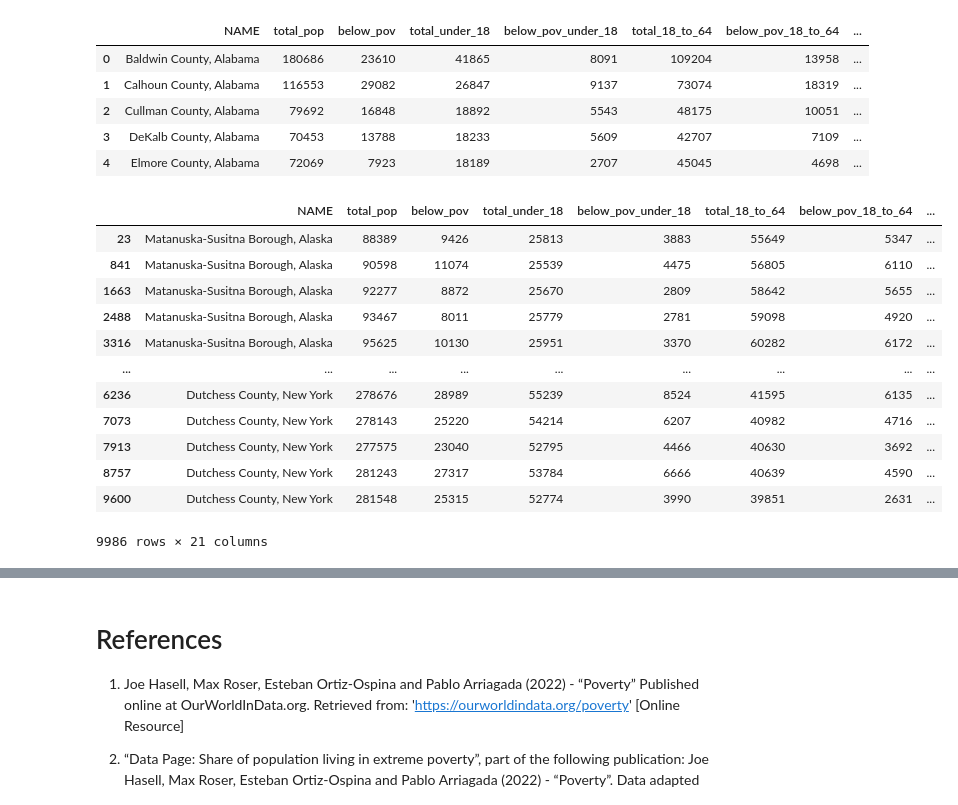
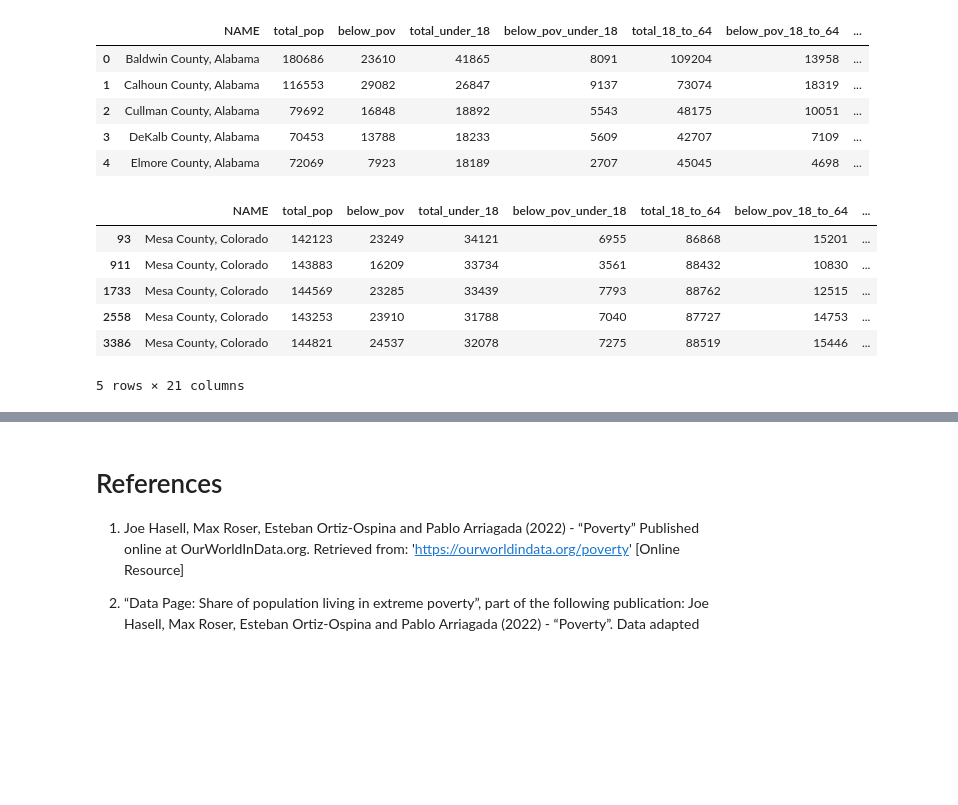
Before and after one commit to jacobshaw42/ds590_data_viz_project, a Jupyter notebook: js_first_nb.ipynb, the cells around one changed output, grey strips where cells are left out. Cells and saved outputs as stored; diff of their text form; code cells hidden in the pictures; blank space fills up the shorter version.

```diff
--- a/js_first_nb.ipynb
+++ b/js_first_nb.ipynb
@@ -142,29 +146,23 @@ df.head()
 # %%
 df_yoy = pd.DataFrame()
 
 for name in set(df["NAME"].to_list()):
     # creating copy to fully separate dataframes
     dt = df[df["NAME"] == name].copy()
     # this works because we loaded and added data to the dataset
     # in order of oldest to newest
     dt["total_pop_yoy"] = dt["total_pop"].pct_change(periods=1)
     dt["total_pov_ratio_yoy"] = dt["total_pov_ratio"].pct_change(periods=1)
     df_yoy = pd.concat([df_yoy, dt])
-df_yoy
+df_yoy.head()
 # %% [output]
 |  | NAME | total_pop | below_pov | total_under_18 | below_pov_under_18 | total_18_to_64 | below_pov_18_to_64 | ... |
-| 23 | Matanuska-Susitna Borough, Alaska | 88389 | 9426 | 25813 | 3883 | 55649 | 5347 | ... |
-| 841 | Matanuska-Susitna Borough, Alaska | 90598 | 11074 | 25539 | 4475 | 56805 | 6110 | ... |
-| 1663 | Matanuska-Susitna Borough, Alaska | 92277 | 8872 | 25670 | 2809 | 58642 | 5655 | ... |
-| 2488 | Matanuska-Susitna Borough, Alaska | 93467 | 8011 | 25779 | 2781 | 59098 | 4920 | ... |
-| 3316 | Matanuska-Susitna Borough, Alaska | 95625 | 10130 | 25951 | 3370 | 60282 | 6172 | ... |
-| ... | ... | ... | ... | ... | ... | ... | ... | ... |
-| 6236 | Dutchess County, New York | 278676 | 28989 | 55239 | 8524 | 41595 | 6135 | ... |
-| 7073 | Dutchess County, New York | 278143 | 25220 | 54214 | 6207 | 40982 | 4716 | ... |
-| 7913 | Dutchess County, New York | 277575 | 23040 | 52795 | 4466 | 40630 | 3692 | ... |
-| 8757 | Dutchess County, New York | 281243 | 27317 | 53784 | 6666 | 40639 | 4590 | ... |
-| 9600 | Dutchess County, New York | 281548 | 25315 | 52774 | 3990 | 39851 | 2631 | ... |
+| 93 | Mesa County, Colorado | 142123 | 23249 | 34121 | 6955 | 86868 | 15201 | ... |
+| 911 | Mesa County, Colorado | 143883 | 16209 | 33734 | 3561 | 88432 | 10830 | ... |
+| 1733 | Mesa County, Colorado | 144569 | 23285 | 33439 | 7793 | 88762 | 12515 | ... |
+| 2558 | Mesa County, Colorado | 143253 | 23910 | 31788 | 7040 | 87727 | 14753 | ... |
+| 3386 | Mesa County, Colorado | 144821 | 24537 | 32078 | 7275 | 88519 | 15446 | ... |
-9986 rows × 21 columns
+5 rows × 21 columns
 # %%
 import matplotlib.pyplot as plt
 import numpy as np
```
Also changed, not shown: parts of 5 cells of this notebook.
